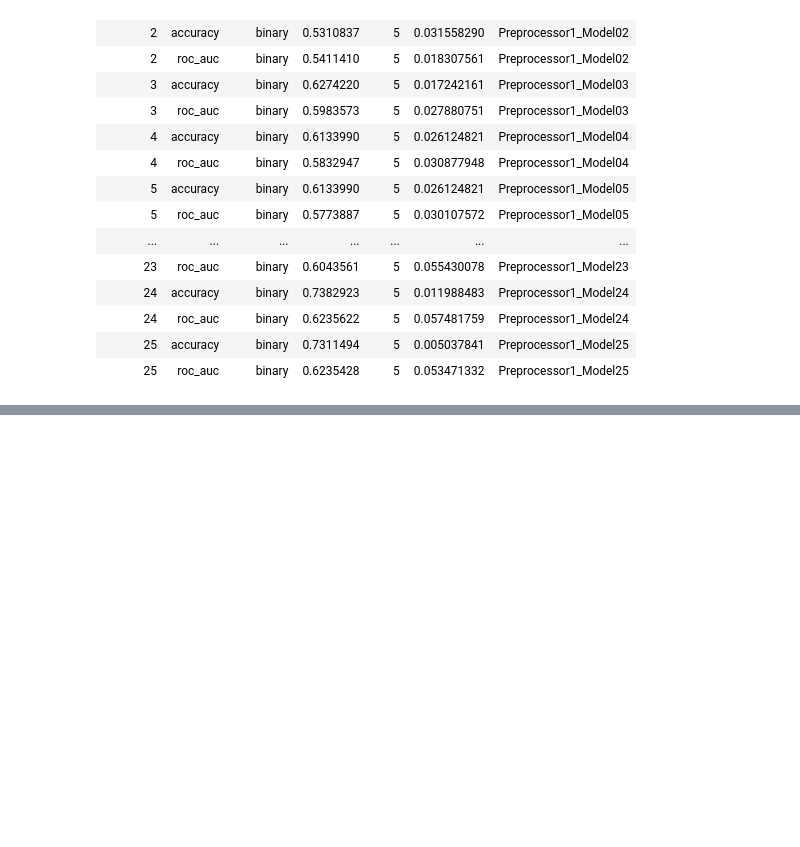
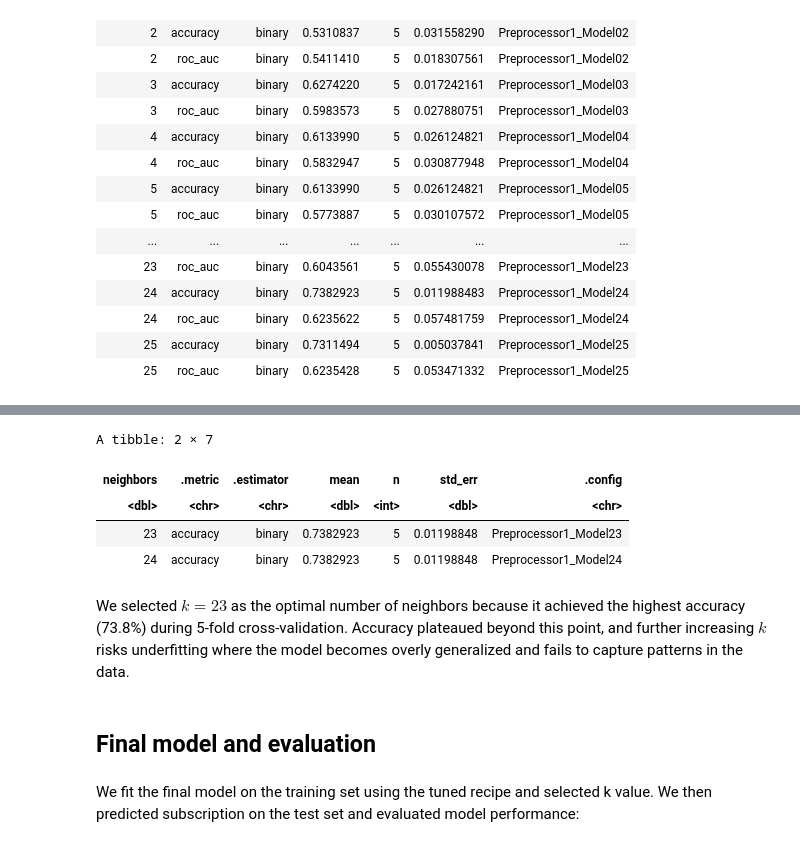
Before and after one commit to skhiati/dsci100-project, a Jupyter notebook: dsci100 project-Sarah.ipynb, the cells around one changed output, grey strips where cells are left out. Saved outputs shown, nothing was run; the diff lists cells and outputs as text; code cells hidden in the pictures; blank space fills up the shorter version.

```diff
--- a/dsci100 project-Sarah.ipynb
+++ b/dsci100 project-Sarah.ipynb
@@ -192,0 +207,17 @@ A tibble: 50 × 7
+# %%
+max_k=knn_results|>
+filter(.metric=="accuracy")|>
+slice_max(mean,n=1)
+max_k
+# %% [output]
+A tibble: 2 × 7
+| neighbors | .metric | .estimator | mean | n | std_err | .config |
+| <dbl> | <chr> | <chr> | <dbl> | <int> | <dbl> | <chr> |
+| 23 | accuracy | binary | 0.7382923 | 5 | 0.01198848 | Preprocessor1_Model23 |
+| 24 | accuracy | binary | 0.7382923 | 5 | 0.01198848 | Preprocessor1_Model24 |
+# %% [markdown]
+We selected $k = 23$ as the optimal number of neighbors because it achieved the highest accuracy (73.8%) during 5-fold cross-validation. Accuracy plateaued beyond this point, and further increasing $k$ risks underfitting where the model becomes overly generalized and fails to capture  patterns in the data.
+# %% [markdown]
+## Final model and evaluation
+# %% [markdown]
+We fit the final model on the training set using the tuned recipe and selected k value. We then predicted subscription on the test set and evaluated model performance:
```
Also changed, not shown: parts of 2 cells of this notebook.
